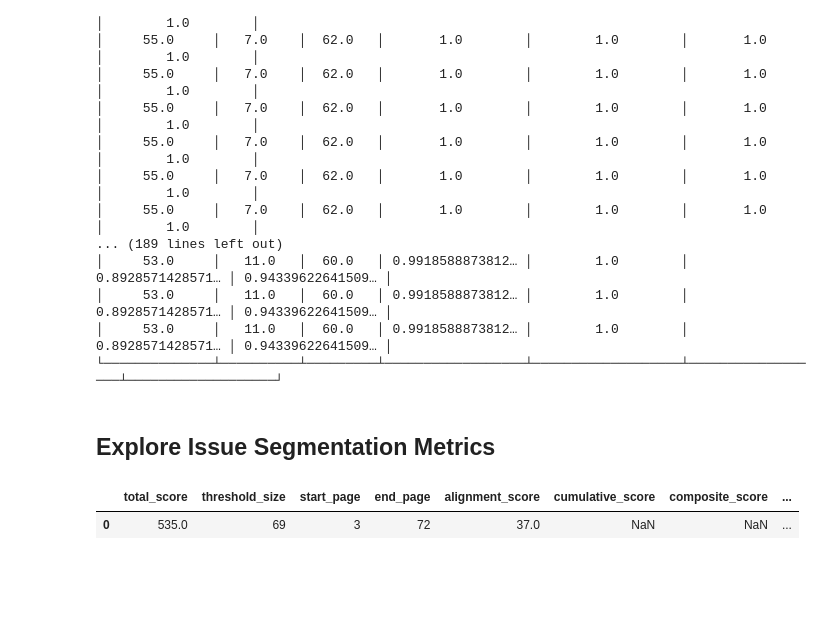
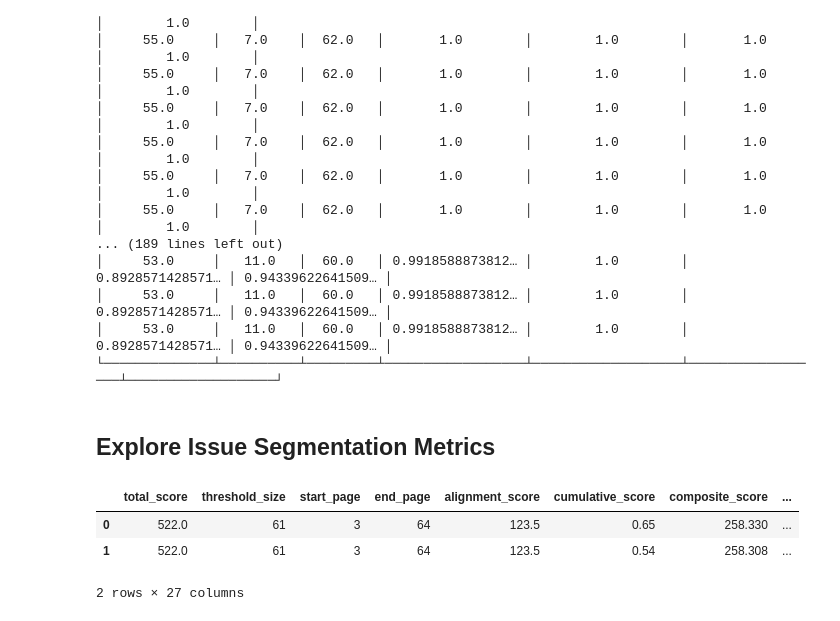
Before and after one commit to Informing-The-Third-World/periodical-wavelet-analysis, a Jupyter notebook: notebooks/First_Issue_Identification.ipynb, the cells around one changed output. Saved outputs shown, nothing was run; the diff lists cells and outputs as text; code cells hidden in the pictures; blank space fills up the shorter version.

```diff
--- a/notebooks/First_Issue_Identification.ipynb
+++ b/notebooks/First_Issue_Identification.ipynb
@@ -25,0 +35,19 @@ from segmentation_scripts.utils import read_csv_file, get_data_directory_path
+# %%
+# Count the number of matching files
+matching_files = []
+for directory, _, files in tqdm(os.walk("../datasets/annotated_ht_ef_datasets/"), desc="Counting matching files"):
+	for file in files:
+		if file.endswith(".csv") and 'individual' in file:
+			if os.path.exists(os.path.join(directory, file)):
+				matching_files.append({"file": file, "directory": directory, "file_path": os.path.join(directory, file)})
+matching_files_df = pd.DataFrame(matching_files)
+console.print(f"Found {len(matching_files_df)} matching files.", style="bright_green")
+
+for index, row in matching_files_df.iterrows():
+	file = row['file']
+	directory = row['directory']
+	file_path = row['file_path']
+	console.print(f"Processing file: {file_path}. Number {index} out of {len(matching_files_df)}", style="bright_white")
+	full_df = read_csv_file(file_path)
+	full_df = full_df.sort_values(by=['page_number'])
+	numb_of_issues = full_df.start_issue.nunique()
@@ -26,5 +90,5 @@ from segmentation_scripts.utils import read_csv_file, get_data_directory_path
 # %%
-full_df = read_csv_file("../datasets/annotated_ht_ef_datasets/arab_observer_and_the_scribe/inu_32000013025079/inu_32000013025079_annotated_individual_tokens.csv")
+full_df = read_csv_file("../datasets/annotated_ht_ef_datasets/liberator/mdp_39015065389036/mdp_39015065389036_annotated_individual_tokens.csv")
 console.print(f"Volume has this many tokens: {len(full_df)}")
 console.print(f"Volume has this many issues: {full_df.start_issue.nunique()}")
 console.print(f"Volume has this many pages: {full_df.page_number.nunique()}")
@@ -94,13 +158,12 @@ def clean_digits(df: pd.DataFrame) -> pd.DataFrame:
 
 	# just take the first page of non_digits_pages
 	non_digits_pages = non_digits_pages.groupby('page_number').first().reset_index()
-	print("non_digits_pages", non_digits_pages[non_digits_pages.page_number == 7])
 	console.print(f"Number of digits in this volume: {len(subset_digits)}")
 	console.print(f"Number of non-digit pages in this volume: {len(non_digits_pages)}")
 
 	subset_digits['number'] = subset_digits['token'].astype(int, errors='ignore')
 	max_possible_number = max_page + 25
-	filtered_subset_digits = subset_digits[subset_digits['number'] < max_possible_number]
+	filtered_subset_digits = subset_digits[(subset_digits['number'] < max_possible_number) & (subset_digits['number'] <= subset_digits.page_number)].copy()
 	non_filtered_subset_digits = subset_digits[(subset_digits['number'] >= max_possible_number) & (~subset_digits.page_number.isin(filtered_subset_digits.page_number))].groupby('page_number').first().reset_index()
 	console.print(f"Number of digits in this volume after filtering for max page length: {len(filtered_subset_digits)}")
 	console.print(f"Number of pages without digits in this volume after filtering for max page length: {len(non_filtered_subset_digits)}")
@@ -112,7 +175,6 @@ def clean_digits(df: pd.DataFrame) -> pd.DataFrame:
 	console.print(f"Number of digits in this volume after filtering for max page length and implied zero: {len(final_subset_digits)}")
 	remaining_missing_pages = df[(~df.page_number.isin(final_subset_digits.page_number)) & (~df.page_number.isin(non_digits_pages.page_number))].copy()
 	remaining_missing_pages = remaining_missing_pages.groupby('page_number').first().reset_index()
-	print("remaining_missing_pages", remaining_missing_pages[remaining_missing_pages.page_number == 7])
 	console.print(f"Number of pages without digits in this volume after filtering for max page length and digit pages: {len(remaining_missing_pages)}")
 
 	# Merge non-digit pages back into the DataFrame
@@ -140,6 +202,8 @@ def clean_digits(df: pd.DataFrame) -> pd.DataFrame:
 
 # Example usage
 subset_digits = clean_digits(expanded_df)
+subset_digits = subset_digits.sort_values(by=['page_number'])
 counts_per_annotated_issue = subset_digits.start_issue.value_counts().reset_index()
+
 generate_table(counts_per_annotated_issue, "Counts per Annotated Issue")
 # %% [output]
@@ -276,3 +336,14 @@ def sequence_alignment_issue_detection_global(df: pd.DataFrame, threshold_sizes:
 dedup_subset_digits = subset_digits.drop_duplicates()
 # Example usage
 sequence_alignment_likely_first_issue_boundaries_df = sequence_alignment_issue_detection_global(dedup_subset_digits, threshold_sizes=[10, 200], placeholder=-1)
+# %%
+df = subset_digits[subset_digits.start_issue == "1970-04-01"]
+df['page_number'] = df['page_number'].astype(int)
+df = df.sort_values(by=['page_number', 'implied_zero'])
+first_page_number = df.page_number.min()
+threshold_size = 49
+final_page_number = df[df.page_number == first_page_number + threshold_size].page_number.max()
+target_sequence = list(range(first_page_number, final_page_number))  # Generate the target sequence
+selected_rows = df[(df.page_number <= final_page_number) & (df.page_number >= first_page_number)]
+potential_sequence = list(zip(selected_rows['page_number'], selected_rows['implied_zero']))
+placeholder = -1
@@ -799,9 +940,11 @@ for directory, subdir, files in os.walk("../datasets/first_issue_metrics"):
 			identified_issues_dfs.append(df)
 # %%
 identified_issues_df = pd.concat(identified_issues_dfs, ignore_index=True)
-# %%
-identified_issues_df[0:1]
-# %% [output]
-|  | total_score | threshold_size | start_page | end_page | alignment_score | cumulative_score | composite_score | ... |
-| 0 | 535.0 | 69 | 3 | 72 | 37.0 | NaN | NaN | ... |
+# %%
+identified_issues_df.head(2)
+# %% [output]
+|  | total_score | threshold_size | start_page | end_page | alignment_score | cumulative_score | composite_score | ... |
+| 0 | 522.0 | 61 | 3 | 64 | 123.5 | 0.65 | 258.330 | ... |
+| 1 | 522.0 | 61 | 3 | 64 | 123.5 | 0.54 | 258.308 | ... |
+2 rows × 27 columns
 # %%
```
Also changed, not shown: parts of 24 cells of this notebook.
